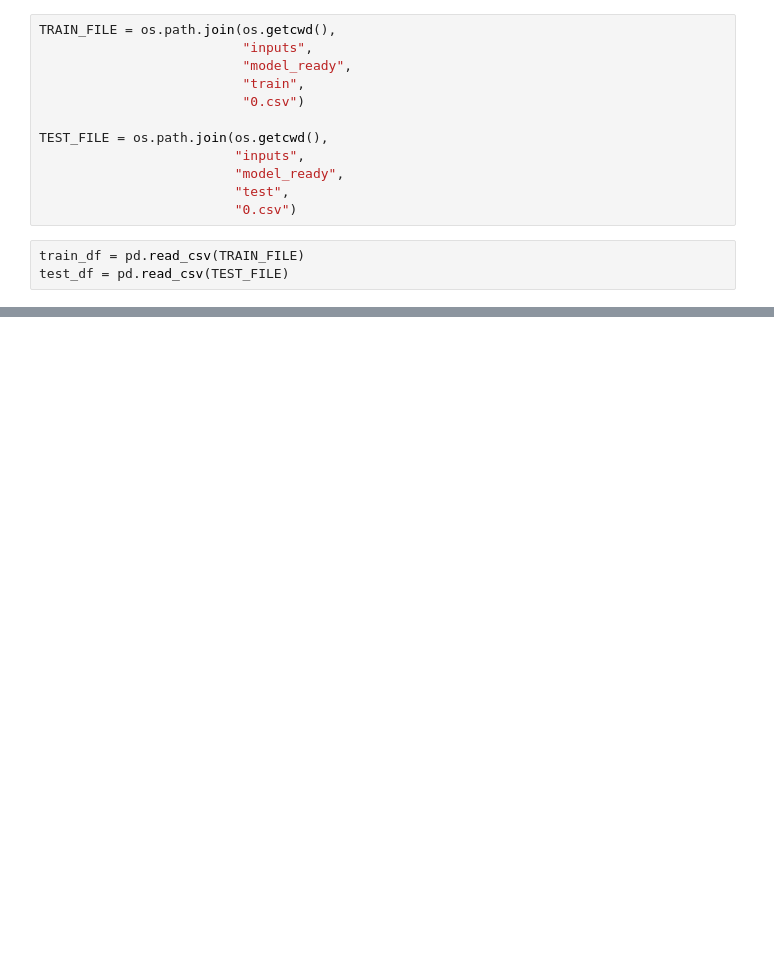
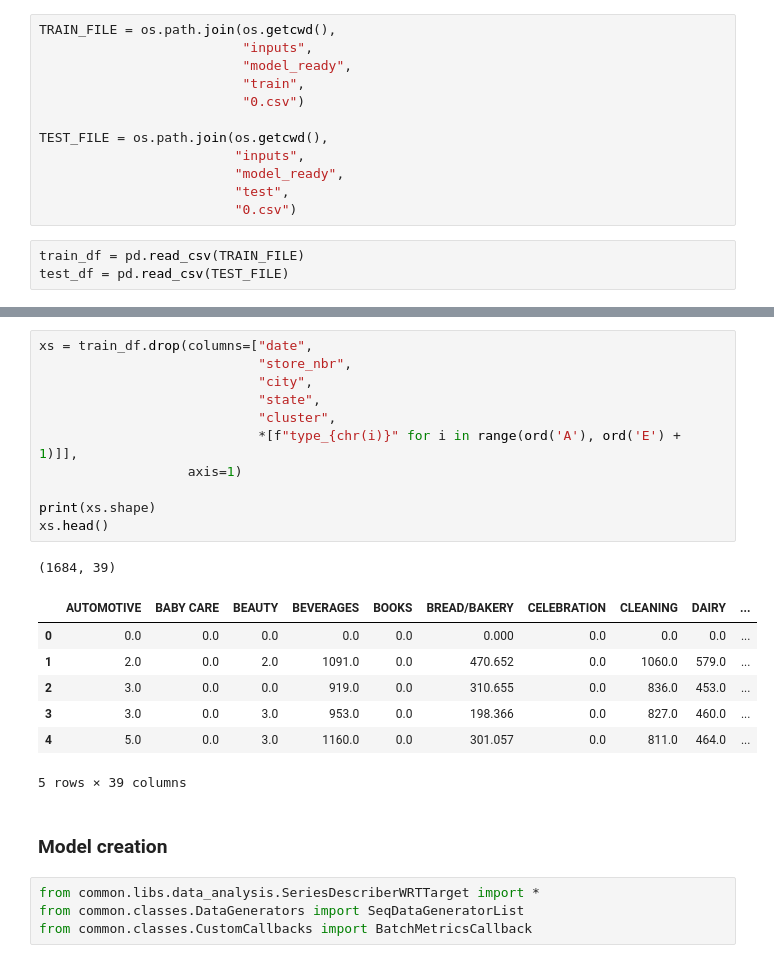
Before and after one commit to ZuoLoL21/KaggleSubmissions, a Jupyter notebook: projects/4-store-sales-time-series-forecasting/store-sales-time-series-forecasting.ipynb, the cells around one changed output, grey strips where cells are left out. Drawn from its saved outputs; the diff is of its cells as text; blank space fills up the shorter version.

```diff
--- a/projects/4-store-sales-time-series-forecasting/store-sales-time-series-forecasting.ipynb
+++ b/projects/4-store-sales-time-series-forecasting/store-sales-time-series-forecasting.ipynb
@@ -130,0 +51,26 @@ df_pivot
+# %%
+xs = train_df.drop(columns=["date",
+                            "store_nbr",
+                            "city",
+                            "state",
+                            "cluster",
+                            *[f"type_{chr(i)}" for i in range(ord('A'), ord('E') + 1)]],
+                   axis=1)
+
+print(xs.shape)
+xs.head()
+# %% [output]
+(1684, 39)
+|  | AUTOMOTIVE | BABY CARE | BEAUTY | BEVERAGES | BOOKS | BREAD/BAKERY | CELEBRATION | CLEANING | DAIRY | ... |
+| 0 | 0.0 | 0.0 | 0.0 | 0.0 | 0.0 | 0.000 | 0.0 | 0.0 | 0.0 | ... |
+| 1 | 2.0 | 0.0 | 2.0 | 1091.0 | 0.0 | 470.652 | 0.0 | 1060.0 | 579.0 | ... |
+| 2 | 3.0 | 0.0 | 0.0 | 919.0 | 0.0 | 310.655 | 0.0 | 836.0 | 453.0 | ... |
+| 3 | 3.0 | 0.0 | 3.0 | 953.0 | 0.0 | 198.366 | 0.0 | 827.0 | 460.0 | ... |
+| 4 | 5.0 | 0.0 | 3.0 | 1160.0 | 0.0 | 301.057 | 0.0 | 811.0 | 464.0 | ... |
+5 rows × 39 columns
+# %% [markdown]
+### Model creation
+# %%
+from common.libs.data_analysis.SeriesDescriberWRTTarget import *
+from common.classes.DataGenerators import SeqDataGeneratorList
+from common.classes.CustomCallbacks import BatchMetricsCallback
```
Also changed, not shown: parts of 15 cells of this notebook, 6 other files.
